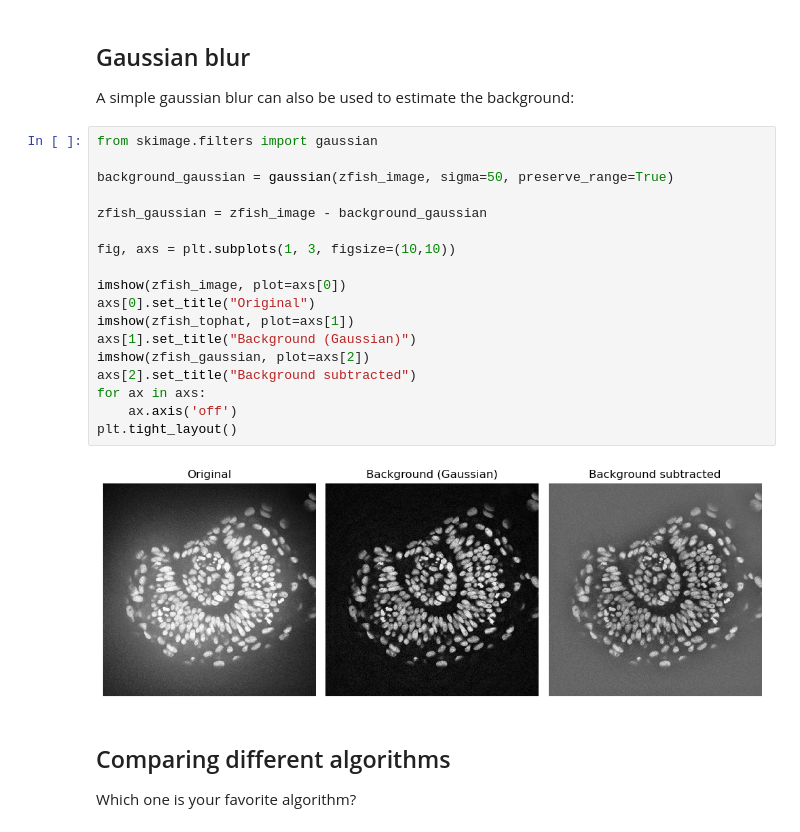
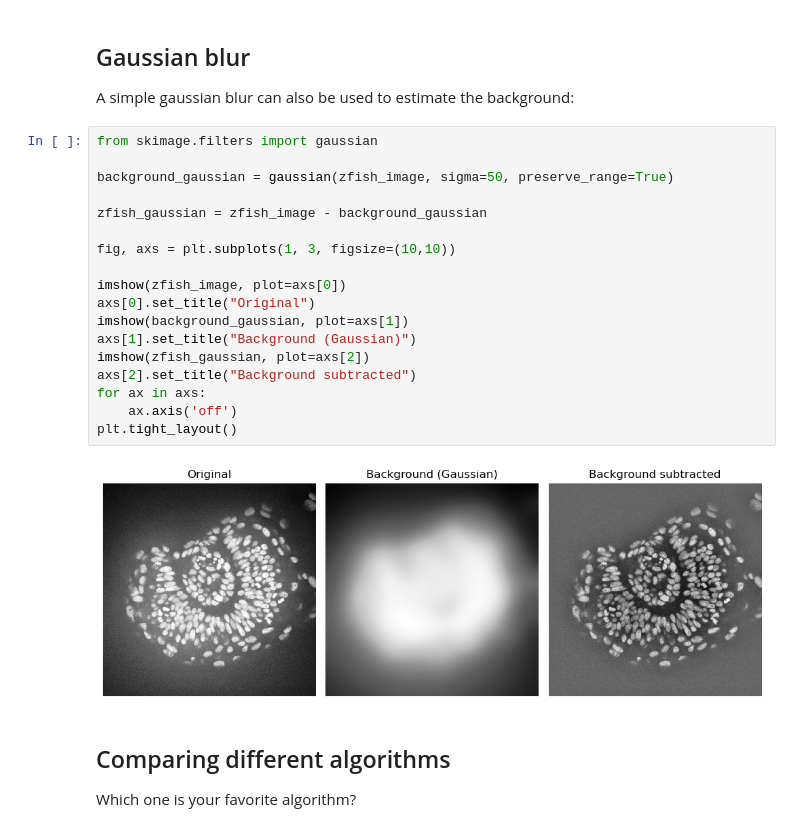
Before and after one commit to BiAPoL/Image-data-science-with-Python-and-Napari-EPFL2022, a Jupyter notebook: _sources/day2b_Image_Filters/09_Filters.ipynb, the cells around one changed output. Cells and saved outputs as stored; diff of their text form.

```diff
--- a/_sources/day2b_Image_Filters/09_Filters.ipynb
+++ b/_sources/day2b_Image_Filters/09_Filters.ipynb
@@ -98,23 +98,23 @@ A simple gaussian blur can also be used to estimate the background:
 # %%
 from skimage.filters import gaussian
 
 background_gaussian = gaussian(zfish_image, sigma=50, preserve_range=True)
 
 zfish_gaussian = zfish_image - background_gaussian
 
 fig, axs = plt.subplots(1, 3, figsize=(10,10))
 
 imshow(zfish_image, plot=axs[0])
 axs[0].set_title("Original")
-imshow(zfish_tophat, plot=axs[1])
+imshow(background_gaussian, plot=axs[1])
 axs[1].set_title("Background (Gaussian)")
 imshow(zfish_gaussian, plot=axs[2])
 axs[2].set_title("Background subtracted")
 for ax in axs:
     ax.axis('off')
 plt.tight_layout()
 # %% [output]
-[figure, old version]
+[figure, new version]
 # %% [markdown]
 ## Comparing different algorithms
 
```
Also changed, not shown: parts of 1 cell of this notebook, 9 other files.
